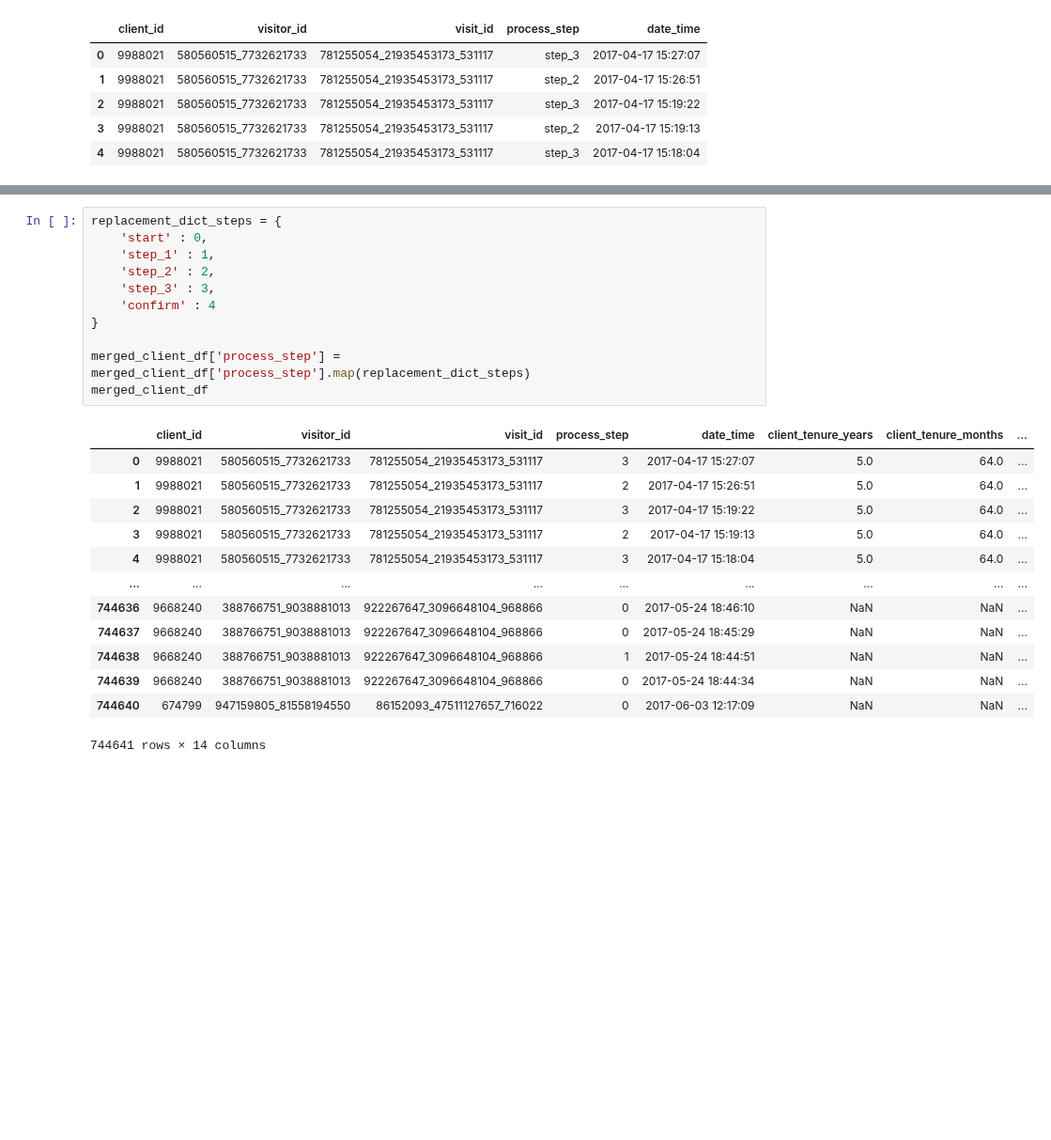
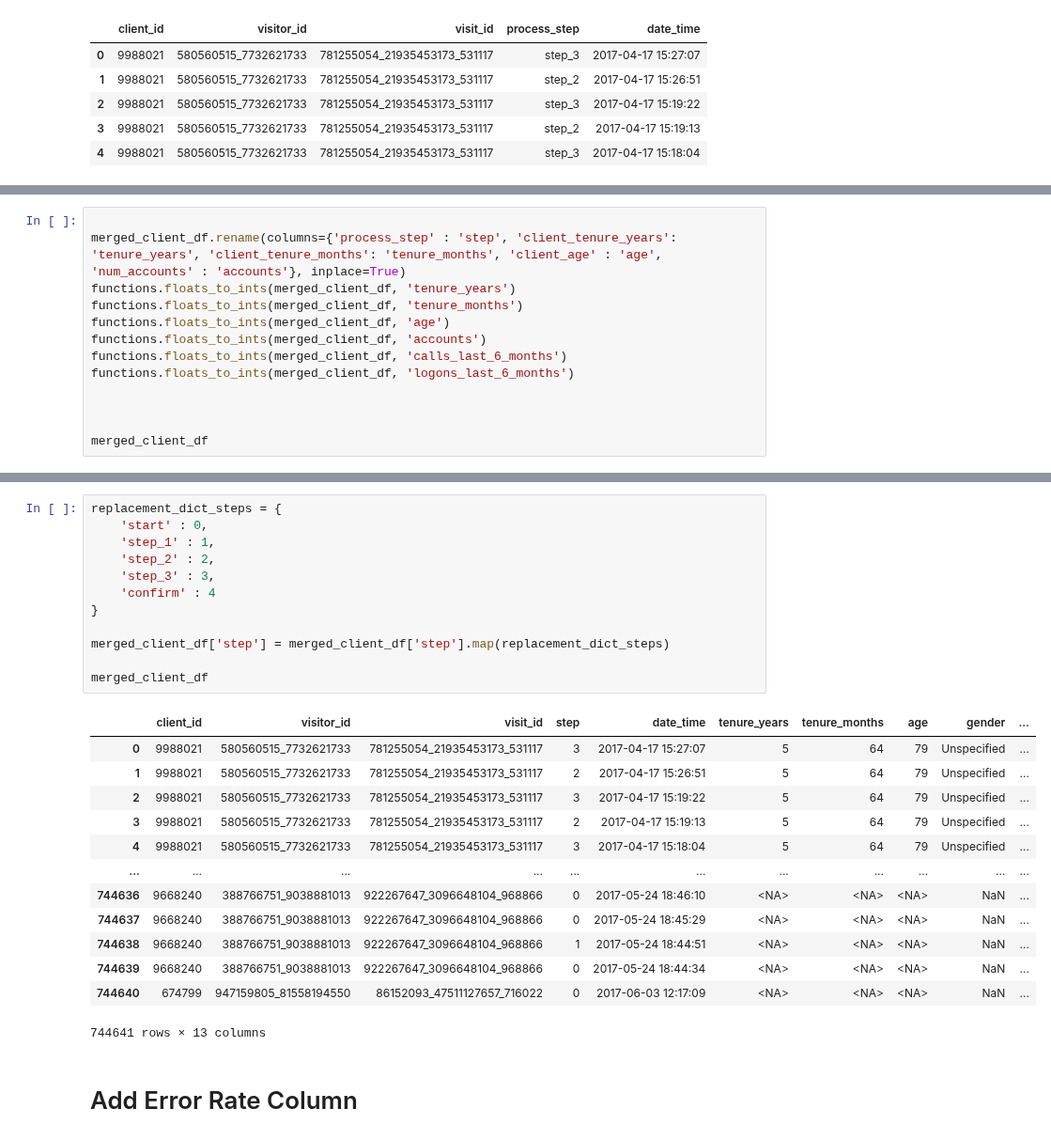
Before and after one commit to bruhu/vanguard-cx-project, a Jupyter notebook: notebooks/bru/divide_dfs.ipynb, the cells around one changed output, grey strips where cells are left out. Shown at 94% size. Saved outputs shown, nothing was run; the diff lists cells and outputs as text; blank space fills up the shorter version.

```diff
--- a/notebooks/bru/divide_dfs.ipynb
+++ b/notebooks/bru/divide_dfs.ipynb
@@ -52,0 +39,13 @@ merged_client_df = pd.merge(combined_cleaned_df, merged_demo_experiment_df, on='
+# %%
+
+merged_client_df.rename(columns={'process_step' : 'step', 'client_tenure_years': 'tenure_years', 'client_tenure_months': 'tenure_months', 'client_age' : 'age', 'num_accounts' : 'accounts'}, inplace=True)
+functions.floats_to_ints(merged_client_df, 'tenure_years')
+functions.floats_to_ints(merged_client_df, 'tenure_months')
+functions.floats_to_ints(merged_client_df, 'age')
+functions.floats_to_ints(merged_client_df, 'accounts')
+functions.floats_to_ints(merged_client_df, 'calls_last_6_months')
+functions.floats_to_ints(merged_client_df, 'logons_last_6_months')
+
+
+
+merged_client_df
@@ -53,25 +66,28 @@ merged_client_df = pd.merge(combined_cleaned_df, merged_demo_experiment_df, on='
 # %%
 replacement_dict_steps = {
     'start' : 0,
     'step_1' : 1,
     'step_2' : 2,
     'step_3' : 3,
     'confirm' : 4
 }
 
-merged_client_df['process_step'] = merged_client_df['process_step'].map(replacement_dict_steps)
+merged_client_df['step'] = merged_client_df['step'].map(replacement_dict_steps)
+
 merged_client_df
 # %% [output]
-|  | client_id | visitor_id | visit_id | process_step | date_time | client_tenure_years | client_tenure_months | ... |
-| 0 | 9988021 | 580560515_7732621733 | 781255054_21935453173_531117 | 3 | 2017-04-17 15:27:07 | 5.0 | 64.0 | ... |
-| 1 | 9988021 | 580560515_7732621733 | 781255054_21935453173_531117 | 2 | 2017-04-17 15:26:51 | 5.0 | 64.0 | ... |
-| 2 | 9988021 | 580560515_7732621733 | 781255054_21935453173_531117 | 3 | 2017-04-17 15:19:22 | 5.0 | 64.0 | ... |
-| 3 | 9988021 | 580560515_7732621733 | 781255054_21935453173_531117 | 2 | 2017-04-17 15:19:13 | 5.0 | 64.0 | ... |
-| 4 | 9988021 | 580560515_7732621733 | 781255054_21935453173_531117 | 3 | 2017-04-17 15:18:04 | 5.0 | 64.0 | ... |
-| ... | ... | ... | ... | ... | ... | ... | ... | ... |
-| 744636 | 9668240 | 388766751_9038881013 | 922267647_3096648104_968866 | 0 | 2017-05-24 18:46:10 | NaN | NaN | ... |
-| 744637 | 9668240 | 388766751_9038881013 | 922267647_3096648104_968866 | 0 | 2017-05-24 18:45:29 | NaN | NaN | ... |
-| 744638 | 9668240 | 388766751_9038881013 | 922267647_3096648104_968866 | 1 | 2017-05-24 18:44:51 | NaN | NaN | ... |
-| 744639 | 9668240 | 388766751_9038881013 | 922267647_3096648104_968866 | 0 | 2017-05-24 18:44:34 | NaN | NaN | ... |
-| 744640 | 674799 | 947159805_81558194550 | 86152093_47511127657_716022 | 0 | 2017-06-03 12:17:09 | NaN | NaN | ... |
+|  | client_id | visitor_id | visit_id | step | date_time | tenure_years | tenure_months | age | gender | ... |
+| 0 | 9988021 | 580560515_7732621733 | 781255054_21935453173_531117 | 3 | 2017-04-17 15:27:07 | 5 | 64 | 79 | Unspecified | ... |
+| 1 | 9988021 | 580560515_7732621733 | 781255054_21935453173_531117 | 2 | 2017-04-17 15:26:51 | 5 | 64 | 79 | Unspecified | ... |
+| 2 | 9988021 | 580560515_7732621733 | 781255054_21935453173_531117 | 3 | 2017-04-17 15:19:22 | 5 | 64 | 79 | Unspecified | ... |
+| 3 | 9988021 | 580560515_7732621733 | 781255054_21935453173_531117 | 2 | 2017-04-17 15:19:13 | 5 | 64 | 79 | Unspecified | ... |
+| 4 | 9988021 | 580560515_7732621733 | 781255054_21935453173_531117 | 3 | 2017-04-17 15:18:04 | 5 | 64 | 79 | Unspecified | ... |
+| ... | ... | ... | ... | ... | ... | ... | ... | ... | ... | ... |
+| 744636 | 9668240 | 388766751_9038881013 | 922267647_3096648104_968866 | 0 | 2017-05-24 18:46:10 | <NA> | <NA> | <NA> | NaN | ... |
+| 744637 | 9668240 | 388766751_9038881013 | 922267647_3096648104_968866 | 0 | 2017-05-24 18:45:29 | <NA> | <NA> | <NA> | NaN | ... |
+| 744638 | 9668240 | 388766751_9038881013 | 922267647_3096648104_968866 | 1 | 2017-05-24 18:44:51 | <NA> | <NA> | <NA> | NaN | ... |
+| 744639 | 9668240 | 388766751_9038881013 | 922267647_3096648104_968866 | 0 | 2017-05-24 18:44:34 | <NA> | <NA> | <NA> | NaN | ... |
+| 744640 | 674799 | 947159805_81558194550 | 86152093_47511127657_716022 | 0 | 2017-06-03 12:17:09 | <NA> | <NA> | <NA> | NaN | ... |
-744641 rows × 14 columns
+744641 rows × 13 columns
+# %% [markdown]
+# Add Error Rate Column
```
Also changed, not shown: parts of 6 cells of this notebook, 1 other file.
